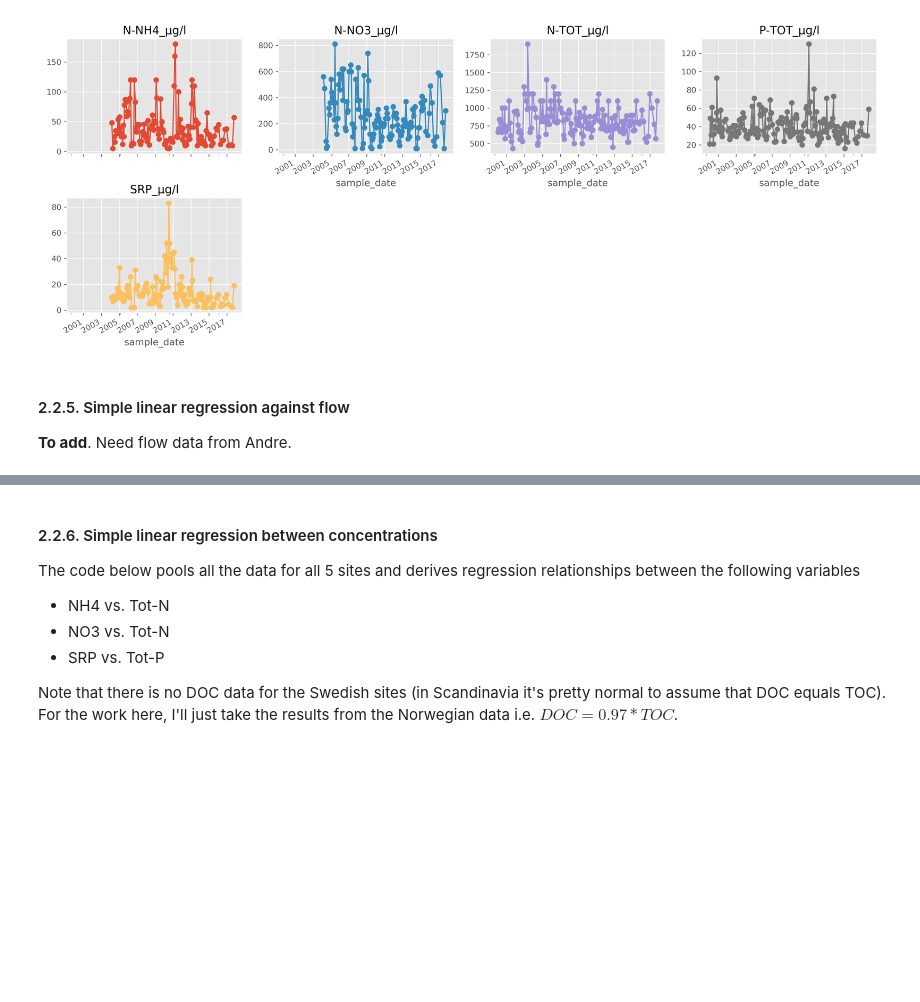
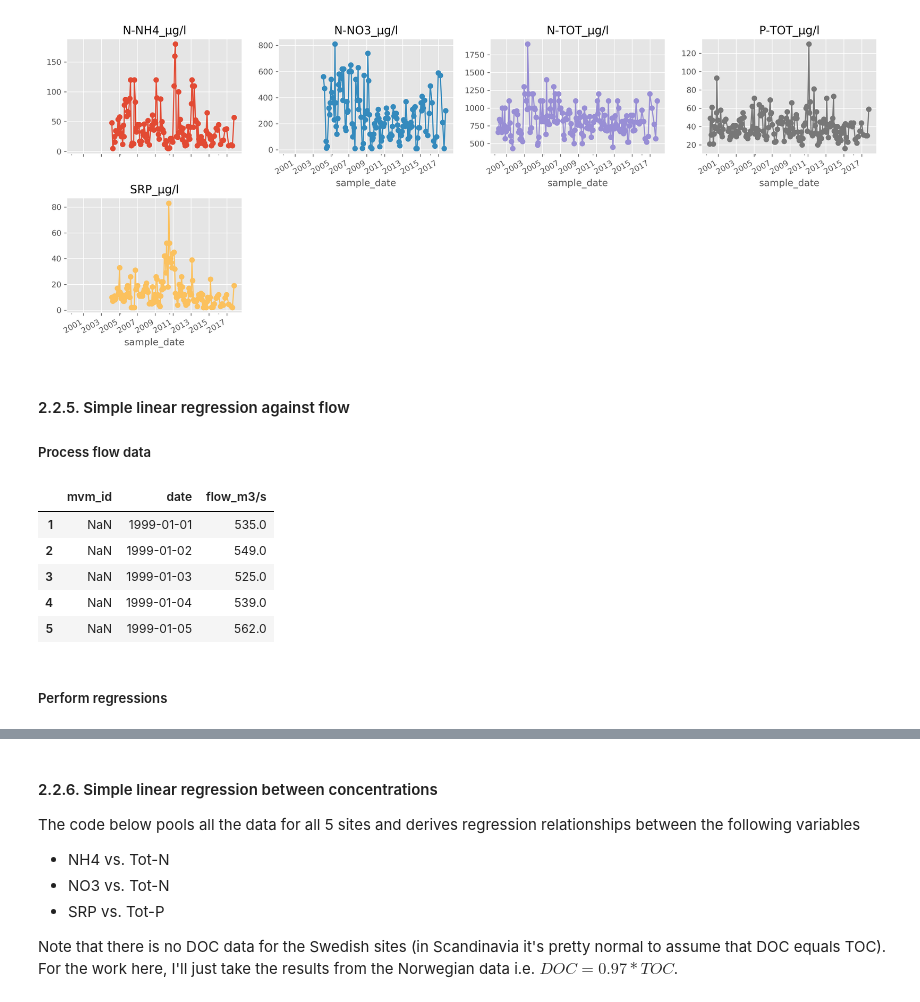
Before and after one commit to JamesSample/martini, a Jupyter notebook: notebooks/water_chem.ipynb, the cells around one changed output, grey strips where cells are left out. Saved outputs shown, nothing was run; the diff lists cells and outputs as text; code cells hidden in the pictures; blank space fills up the shorter version.

```diff
--- a/notebooks/water_chem.ipynb
+++ b/notebooks/water_chem.ipynb
@@ -729,7 +740,58 @@ Raw data for MVM ID 42954.
 # %% [markdown]
 #### 2.2.5. Simple linear regression against flow
 
-**To add**. Need flow data from Andre.
+##### Process flow data
+# %%
+# Dict linking file names to MVM IDs
+mvm_dict = {'gota_alv_north':np.nan,
+            'gota_alv_south':43,
+            'bavean':31,
+            'orekilsalven':32,
+            'enningdalsalven':35,
+            'stromsan':42954}
+
+# Flow folder
+flow_fold = '../../../vattenwebb_export'
+
+# Loop over files
+df_list = []
+for fname in mvm_dict.keys():
+    # Read data
+    xl_path = os.path.join(flow_fold, '%s.xls' % fname)
+    df = pd.read_excel(xl_path,
+                       sheet_name='Dygnsvärden',
+                       usecols='A,C',
+                       skiprows=2,
+                       header=None,
+                       names=['date', 'flow_m3/s'])
+    df.dropna(how='any', inplace=True)
+    df['date'] = pd.to_datetime(df['date'])
+    df['flow_m3/s'] = df['flow_m3/s'].astype(float)
+
+    # Add MVM ID
+    df['mvm_id'] = mvm_dict[fname]
+
+    # Add to results
+    df_list.append(df)
+
+# Combine
+swe_q_df = pd.concat(df_list, axis=0, sort=False)
+swe_q_df = swe_q_df[['mvm_id', 'date', 'flow_m3/s']]
+
+# Save
+out_csv = r'../tidied_data_series/martini_sweden_flow_tidy.csv'
+swe_q_df.to_csv(out_csv, index=False, encoding='utf-8')
+
+swe_q_df.head()
+# %% [output]
+|  | mvm_id | date | flow_m3/s |
+| 1 | NaN | 1999-01-01 | 535.0 |
+| 2 | NaN | 1999-01-02 | 549.0 |
+| 3 | NaN | 1999-01-03 | 525.0 |
+| 4 | NaN | 1999-01-04 | 539.0 |
+| 5 | NaN | 1999-01-05 | 562.0 |
+# %% [markdown]
+##### Perform regressions
 # %%
 # Simple OLS regression against flow
 for mvm_id in wc_df2['mvm_id'].unique():
```
Also changed, not shown: parts of 5 cells of this notebook, 51 other files.
